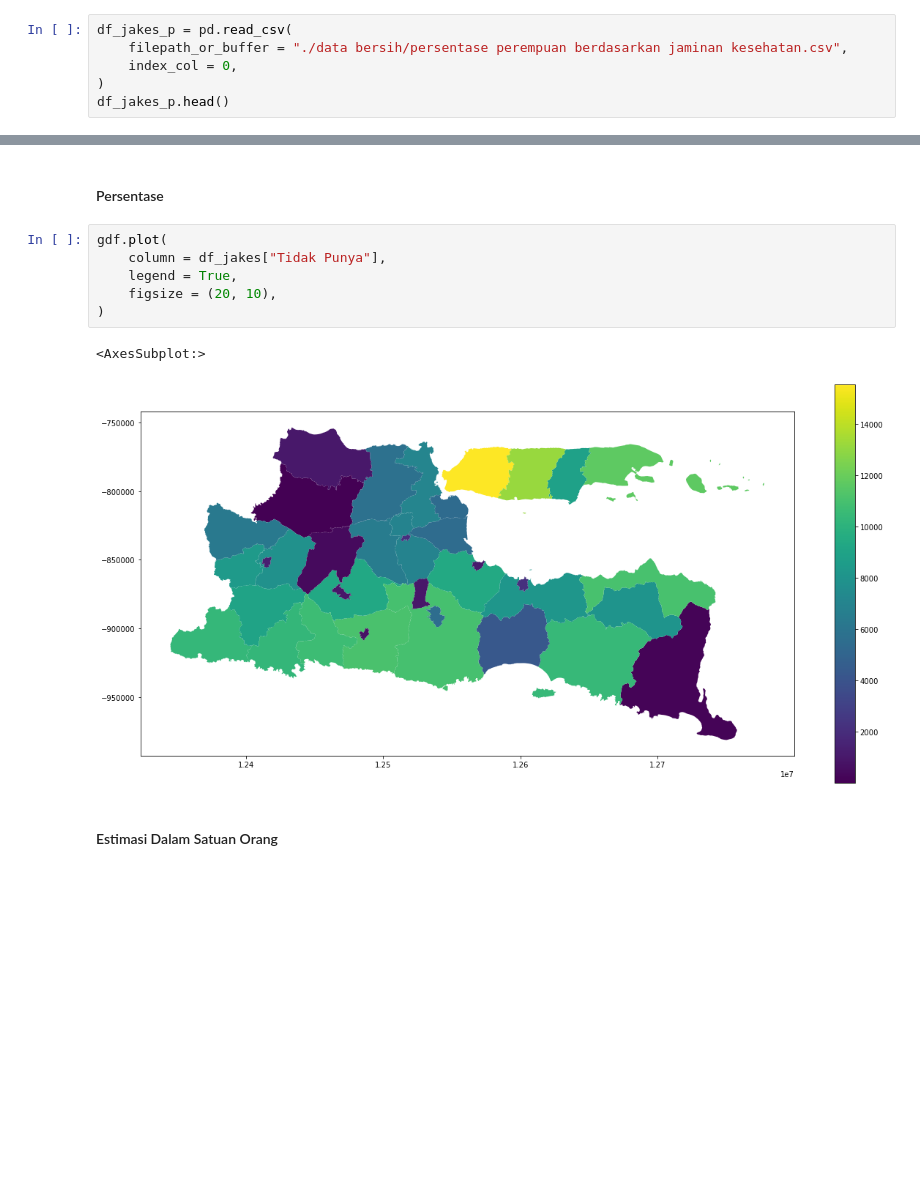
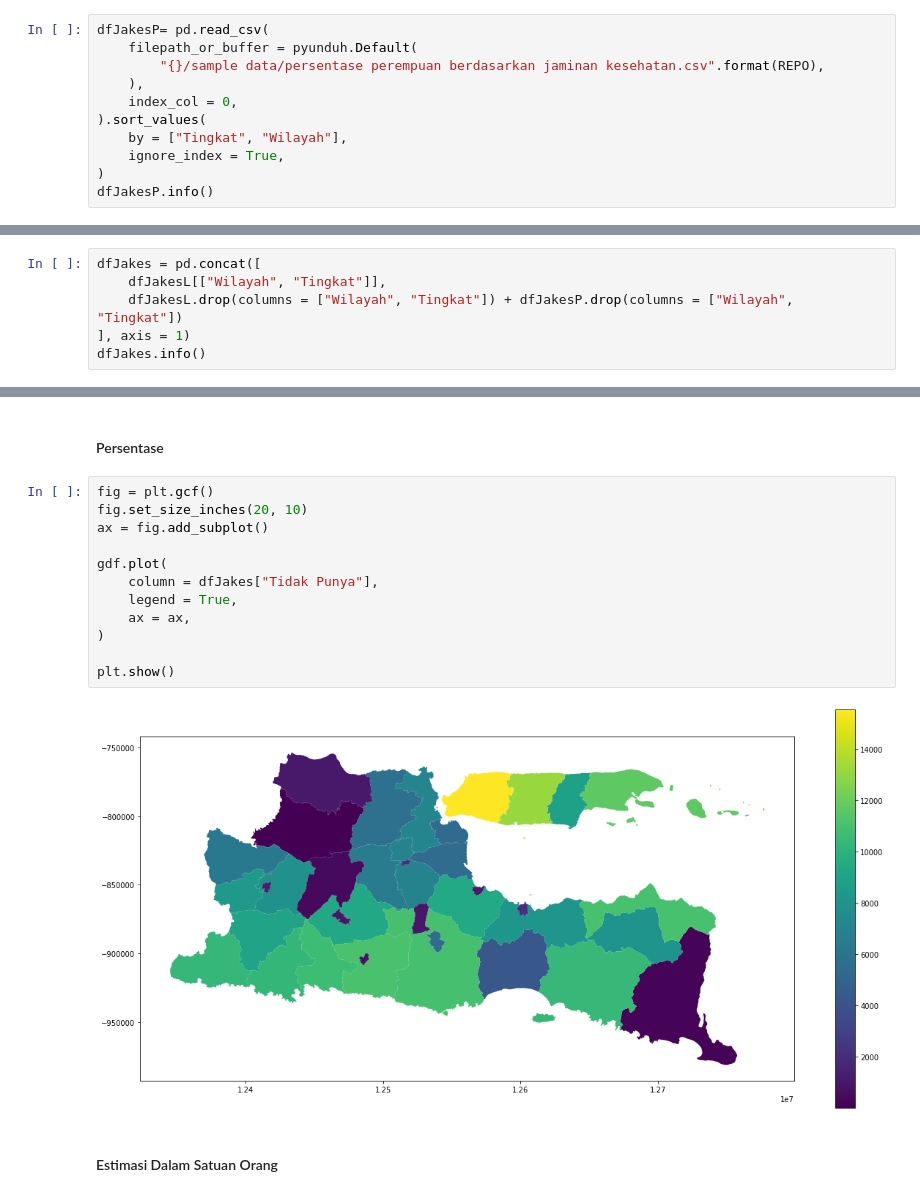
Before and after one commit to azamaulanaaa/jatim-on-data, a Jupyter notebook: Spatial Analysis.ipynb, the cells around one changed output, grey strips where cells are left out. Cells and saved outputs as stored; diff of their text form; blank space fills up the shorter version.

```diff
--- a/Spatial Analysis.ipynb
+++ b/Spatial Analysis.ipynb
@@ -64,7 +94,12 @@ df_jakes_l.head()
 # %%
-df_jakes_p = pd.read_csv(
-    filepath_or_buffer = "./data bersih/persentase perempuan berdasarkan jaminan kesehatan.csv",
+dfJakesP= pd.read_csv(
+    filepath_or_buffer = pyunduh.Default(
+        "{}/sample data/persentase perempuan berdasarkan jaminan kesehatan.csv".format(REPO),
+    ),
     index_col = 0,
+).sort_values(
+    by = ["Tingkat", "Wilayah"],
+    ignore_index = True,
 )
-df_jakes_p.head()
+dfJakesP.info()
 # %% [output]
@@ -76,0 +123,6 @@ df_jakes_p.head()
+# %%
+dfJakes = pd.concat([
+    dfJakesL[["Wilayah", "Tingkat"]],
+    dfJakesL.drop(columns = ["Wilayah", "Tingkat"]) + dfJakesP.drop(columns = ["Wilayah", "Tingkat"])
+], axis = 1)
+dfJakes.info()
@@ -312,14 +349,19 @@ gdf.plot(
 ### Mapping Penduduk yang Tidak Memiliki Jaminan Kesehatan
 # %% [markdown]
 #### Persentase
-# %%
-gdf.plot(
-    column = df_jakes["Tidak Punya"],
-    legend = True,
-    figsize = (20, 10),
-)
-# %% [output]
-<AxesSubplot:>
-[figure, removed]
+# %%
+fig = plt.gcf()
+fig.set_size_inches(20, 10)
+ax = fig.add_subplot()
+
+gdf.plot(
+    column = dfJakes["Tidak Punya"],
+    legend = True,
+    ax = ax,
+)
+
+plt.show()
+# %% [output]
+[figure, added]
 # %% [markdown]
 #### Estimasi Dalam Satuan Orang
```
Also changed, not shown: parts of 67 cells of this notebook.
